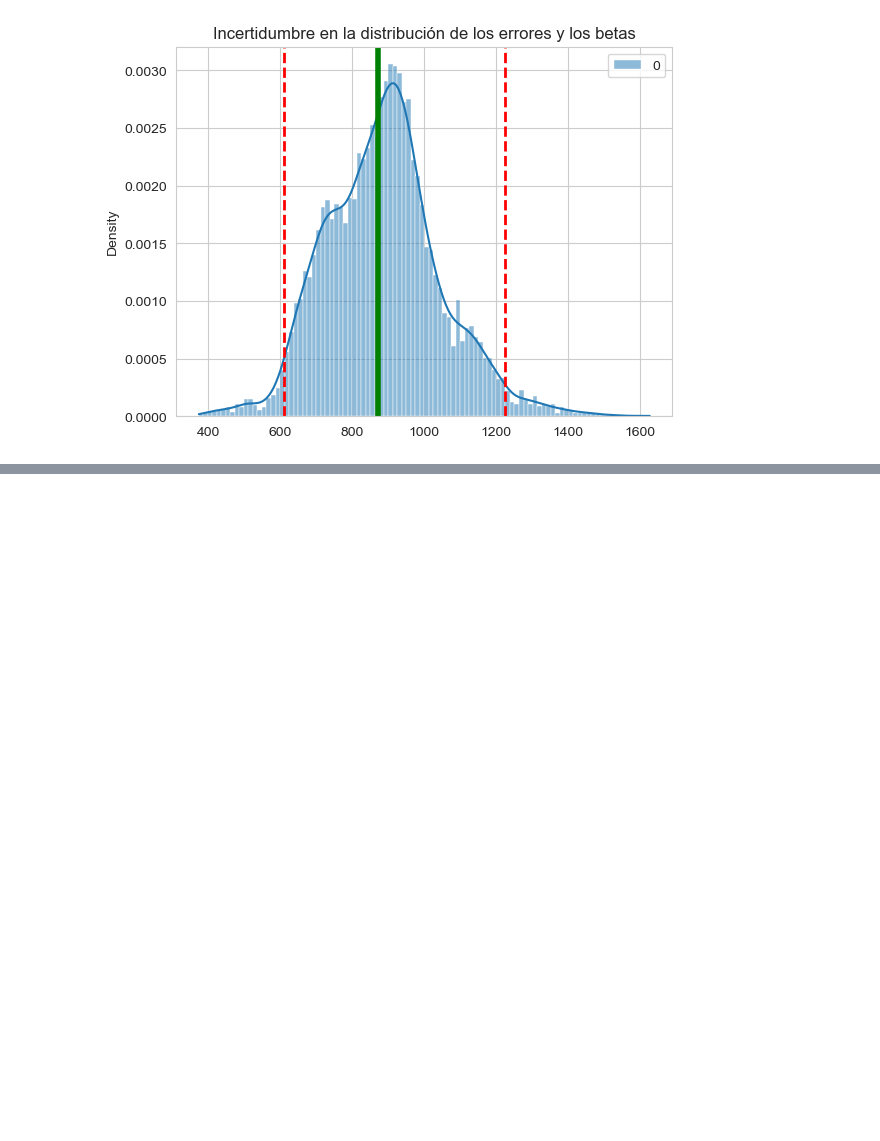
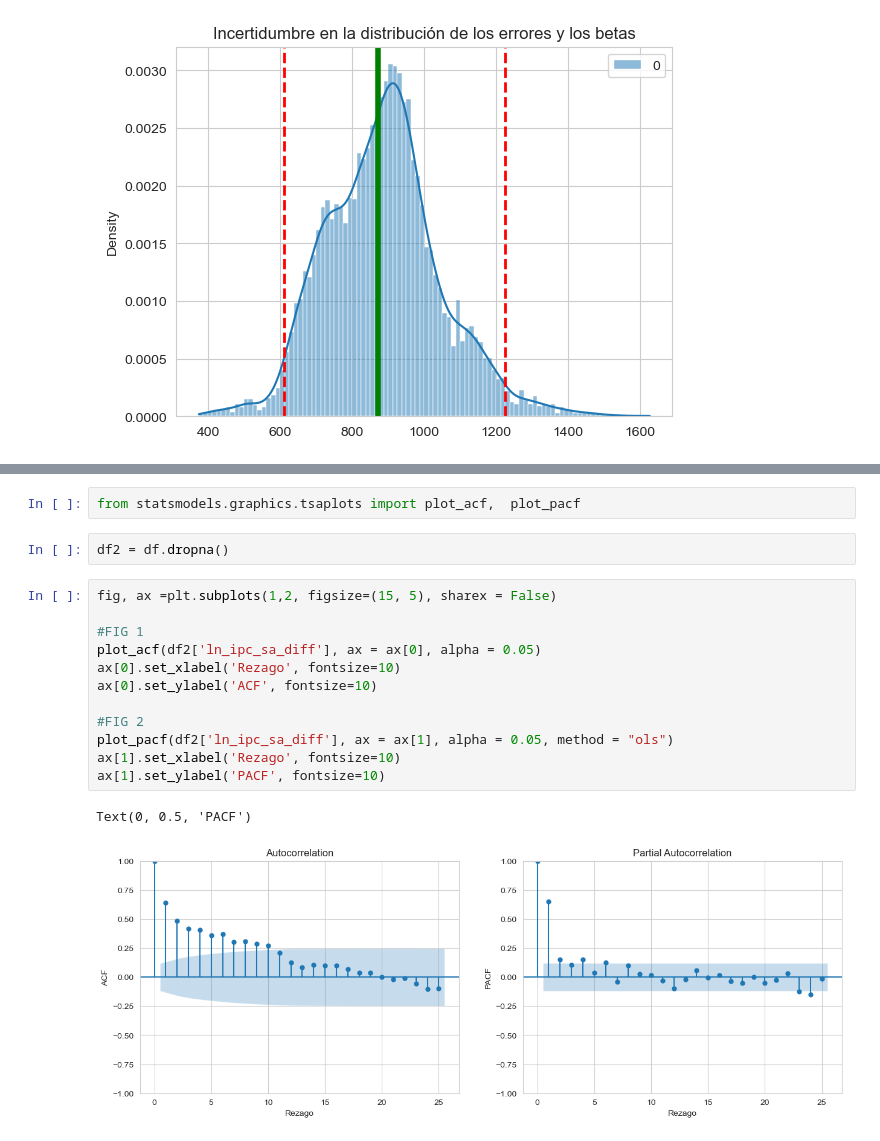
Before and after one commit to remg1997/time_series, a Jupyter notebook: Taller1/Taller1.ipynb, the cells around one changed output, grey strips where cells are left out. Saved outputs shown, nothing was run; the diff lists cells and outputs as text; blank space fills up the shorter version.

```diff
--- a/Taller1/Taller1.ipynb
+++ b/Taller1/Taller1.ipynb
@@ -498,0 +603,19 @@ plt.savefig('./plots/density_1,2,7.png', dpi = dpi)
+# %%
+from statsmodels.graphics.tsaplots import plot_acf,  plot_pacf
+# %%
+df2 = df.dropna()
+# %%
+fig, ax =plt.subplots(1,2, figsize=(15, 5), sharex = False)
+
+#FIG 1
+plot_acf(df2['ln_ipc_sa_diff'], ax = ax[0], alpha = 0.05)
+ax[0].set_xlabel('Rezago', fontsize=10)
+ax[0].set_ylabel('ACF', fontsize=10)
+
+#FIG 2
+plot_pacf(df2['ln_ipc_sa_diff'], ax = ax[1], alpha = 0.05, method = "ols")
+ax[1].set_xlabel('Rezago', fontsize=10)
+ax[1].set_ylabel('PACF', fontsize=10)
+# %% [output]
+Text(0, 0.5, 'PACF')
+[figure, added]
```
Also changed, not shown: parts of 42 cells of this notebook.
